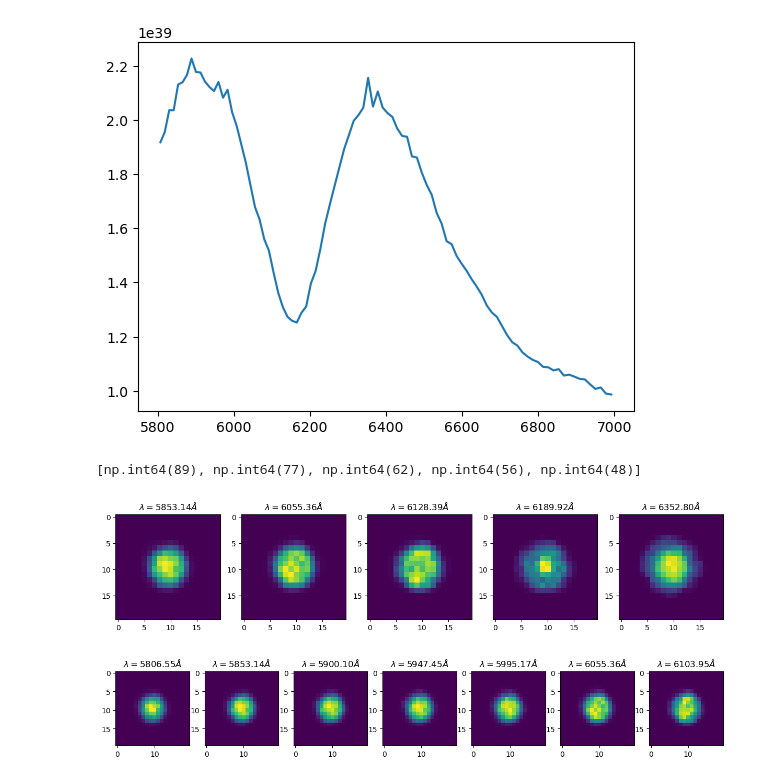
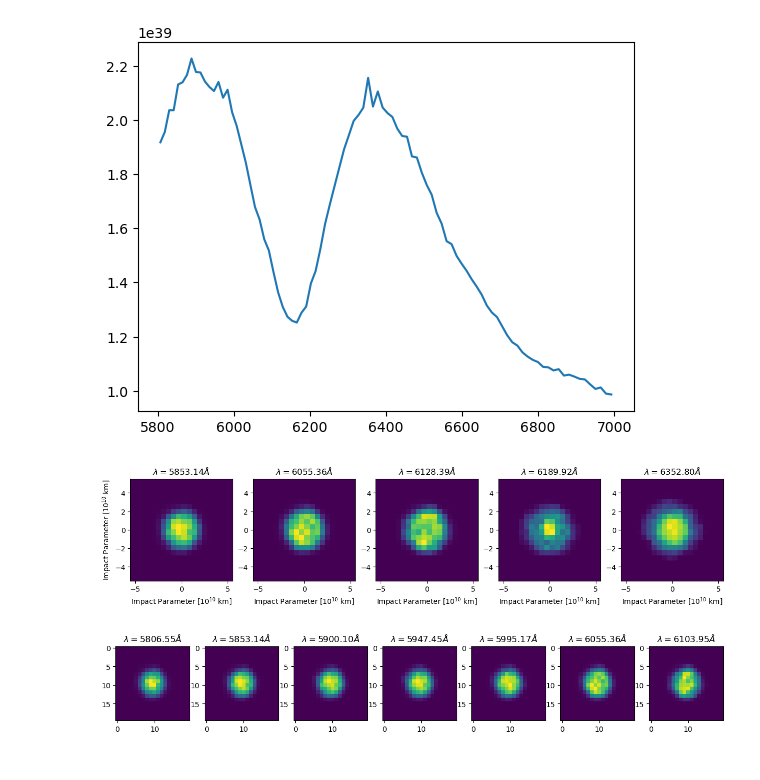
Before and after one commit to AlexGKim/II, a Jupyter notebook: sedona.ipynb, the cells around one changed output. Cells and saved outputs as stored; diff of their text form; code cells hidden in the pictures.

```diff
--- a/sedona.ipynb
+++ b/sedona.ipynb
@@ -14,21 +14,19 @@ plt.plot(wavegrid, flux.sum(axis=(1,2)))
 # %% [output]
 [<matplotlib.lines.Line2D at 0x...>]
 [figure]
-# %%
-
-print(idxs)
-# %% [output]
-[np.int64(89), np.int64(77), np.int64(62), np.int64(56), np.int64(48)]
 # %%
 wls = [5850,6055,6128,6189,6355.12]
 idxs = [ numpy.abs(wavegrid - l).argmin() for l in wls]
 fig,axs = plt.subplots(1,5, figsize=(15, 3))
 for i, idx in enumerate(idxs):
-    axs[i].imshow(flux[idx,:,:])
+    axs[i].imshow(flux[idx,:,:],extent=[-32000*3600*24*20/1e10, 32000*3600*24*20/1e10,-32000*3600*24*20/1e10, 32000*3600*24*20/1e10])
     axs[i].set_title(r'$\lambda={:.2f}\AA$'.format(wavegrid[idx]))
+    axs[i].set_xlabel(r"Impact Parameter [$10^{10}~\text{km}$]")
+    if i==0:
+        axs[i].set_ylabel(r"Impact Parameter [$10^{10}~\text{km}$]")
 plt.savefig('image.pdf')
 # %% [output]
-[figure, old version]
+[figure, new version]
 # %%
 fig,axs = plt.subplots(1,7, figsize=(15, 3))
 
```
